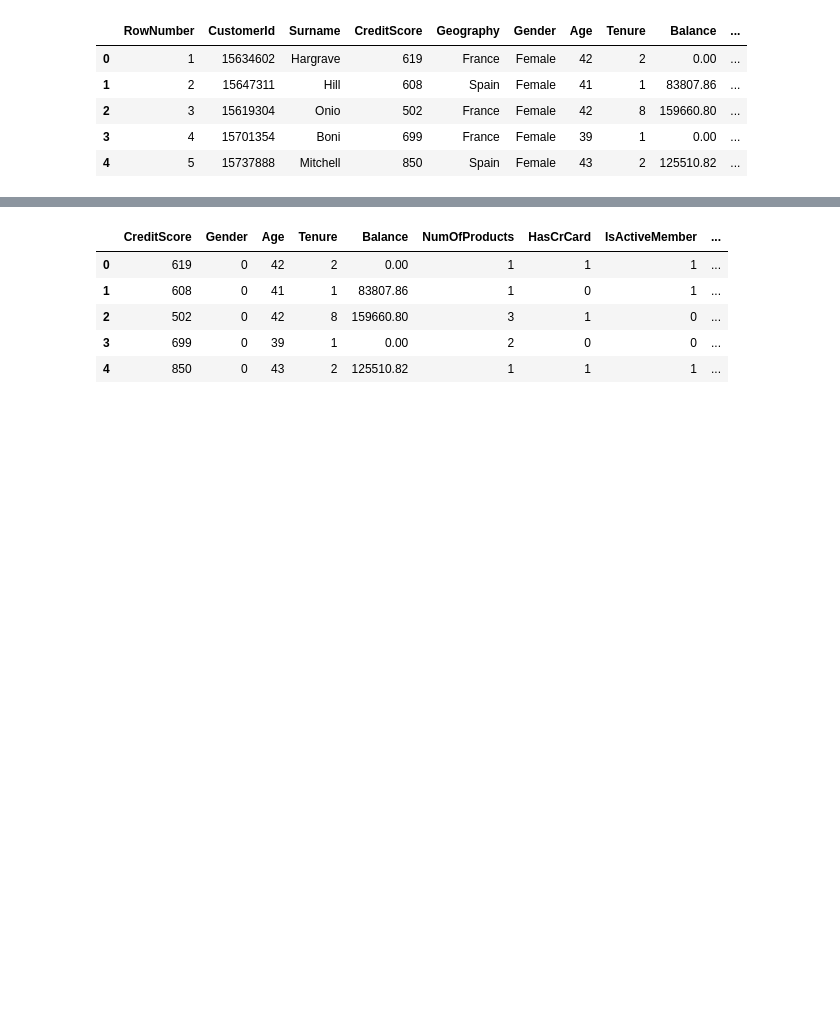
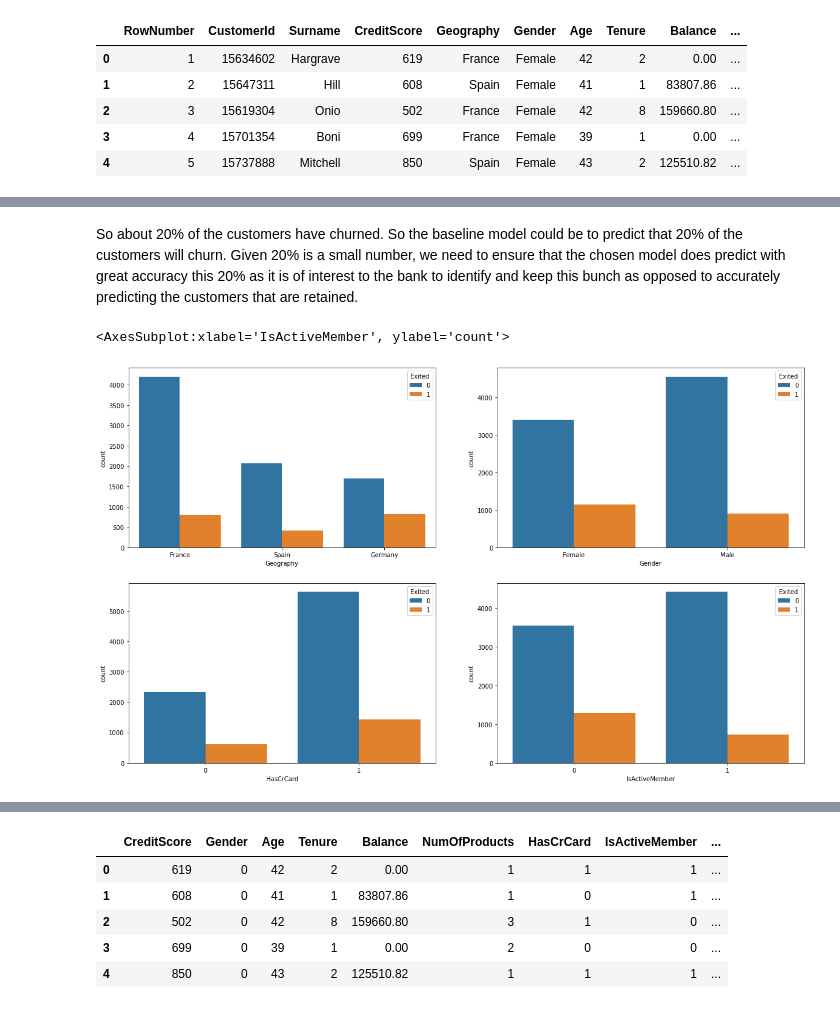
Before and after one commit to aniruddhapal/Bank-Customer-Churn-Modelling-using-ANN, a Jupyter notebook: Bank Customer Churn Modelling.ipynb, the cells around one changed output, grey strips where cells are left out. Drawn from its saved outputs; the diff is of its cells as text; code cells hidden in the pictures; blank space fills up the shorter version.

```diff
--- a/Bank Customer Churn Modelling.ipynb
+++ b/Bank Customer Churn Modelling.ipynb
@@ -12,0 +27,12 @@ df.head()
+# %% [markdown]
+So about 20% of the customers have churned. So the baseline model could be to predict that 20% of the customers will churn. Given 20% is a small number, we need to ensure that the chosen model does predict with great accuracy this 20% as it is of interest to the bank to identify and keep this bunch as opposed to accurately predicting the customers that are retained.
+# %%
+# We first review the 'Status' relation with categorical variables
+fig, axarr = plt.subplots(2, 2, figsize=(20, 12))
+sns.countplot(x='Geography', hue = 'Exited',data = df, ax=axarr[0][0])
+sns.countplot(x='Gender', hue = 'Exited',data = df, ax=axarr[0][1])
+sns.countplot(x='HasCrCard', hue = 'Exited',data = df, ax=axarr[1][0])
+sns.countplot(x='IsActiveMember', hue = 'Exited',data = df, ax=axarr[1][1])
+# %% [output]
+<AxesSubplot:xlabel='IsActiveMember', ylabel='count'>
+[figure, added]
```
Also changed, not shown: parts of 46 cells of this notebook.
